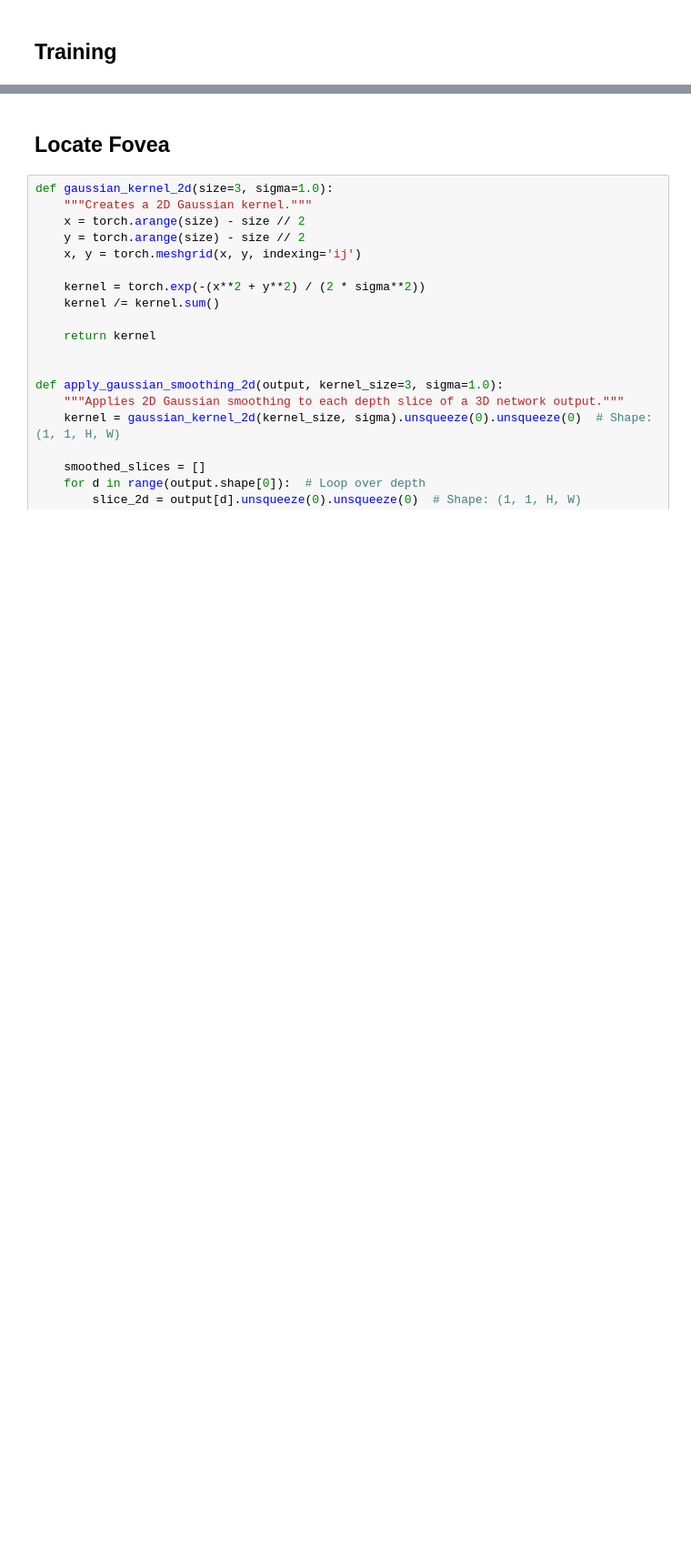
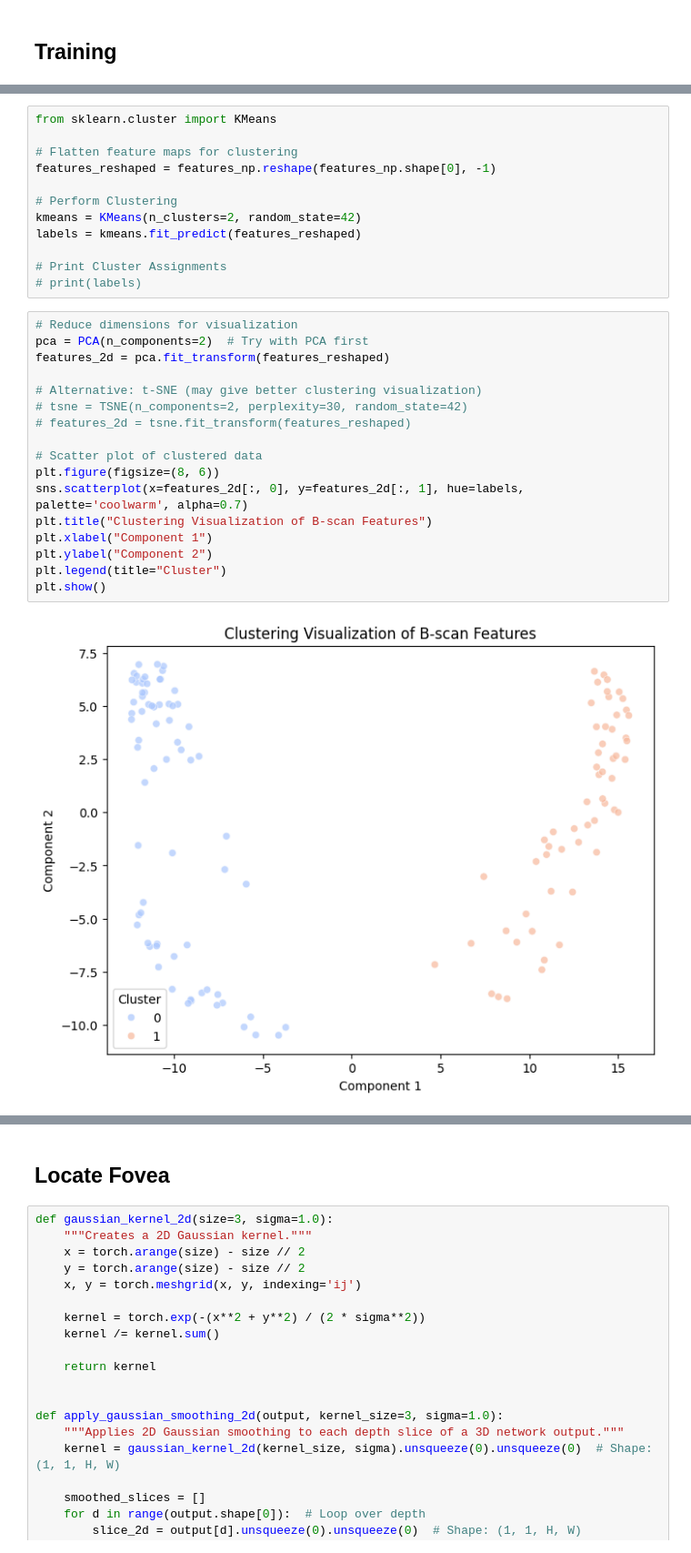
Before and after one commit to Kitiyaparnnn/Project-in-Biomedical-AI, a Jupyter notebook: Fovea_Detection_Bscan.ipynb, the cells around one changed output, grey strips where cells are left out. Shown at 91% size. Saved outputs shown, nothing was run; the diff lists cells and outputs as text; blank space fills up the shorter version.

```diff
--- a/Fovea_Detection_Bscan.ipynb
+++ b/Fovea_Detection_Bscan.ipynb
@@ -188,0 +267,31 @@ train_model(model, train_loader, device)
+# %%
+from sklearn.cluster import KMeans
+
+# Flatten feature maps for clustering
+features_reshaped = features_np.reshape(features_np.shape[0], -1)
+
+# Perform Clustering
+kmeans = KMeans(n_clusters=2, random_state=42)
+labels = kmeans.fit_predict(features_reshaped)
+
+# Print Cluster Assignments
+# print(labels)
+# %%
+# Reduce dimensions for visualization
+pca = PCA(n_components=2)  # Try with PCA first
+features_2d = pca.fit_transform(features_reshaped)
+
+# Alternative: t-SNE (may give better clustering visualization)
+# tsne = TSNE(n_components=2, perplexity=30, random_state=42)
+# features_2d = tsne.fit_transform(features_reshaped)
+
+# Scatter plot of clustered data
+plt.figure(figsize=(8, 6))
+sns.scatterplot(x=features_2d[:, 0], y=features_2d[:, 1], hue=labels, palette='coolwarm', alpha=0.7)
+plt.title("Clustering Visualization of B-scan Features")
+plt.xlabel("Component 1")
+plt.ylabel("Component 2")
+plt.legend(title="Cluster")
+plt.show()
+# %% [output]
+[figure, added]
```
Also changed, not shown: parts of 19 cells of this notebook.
